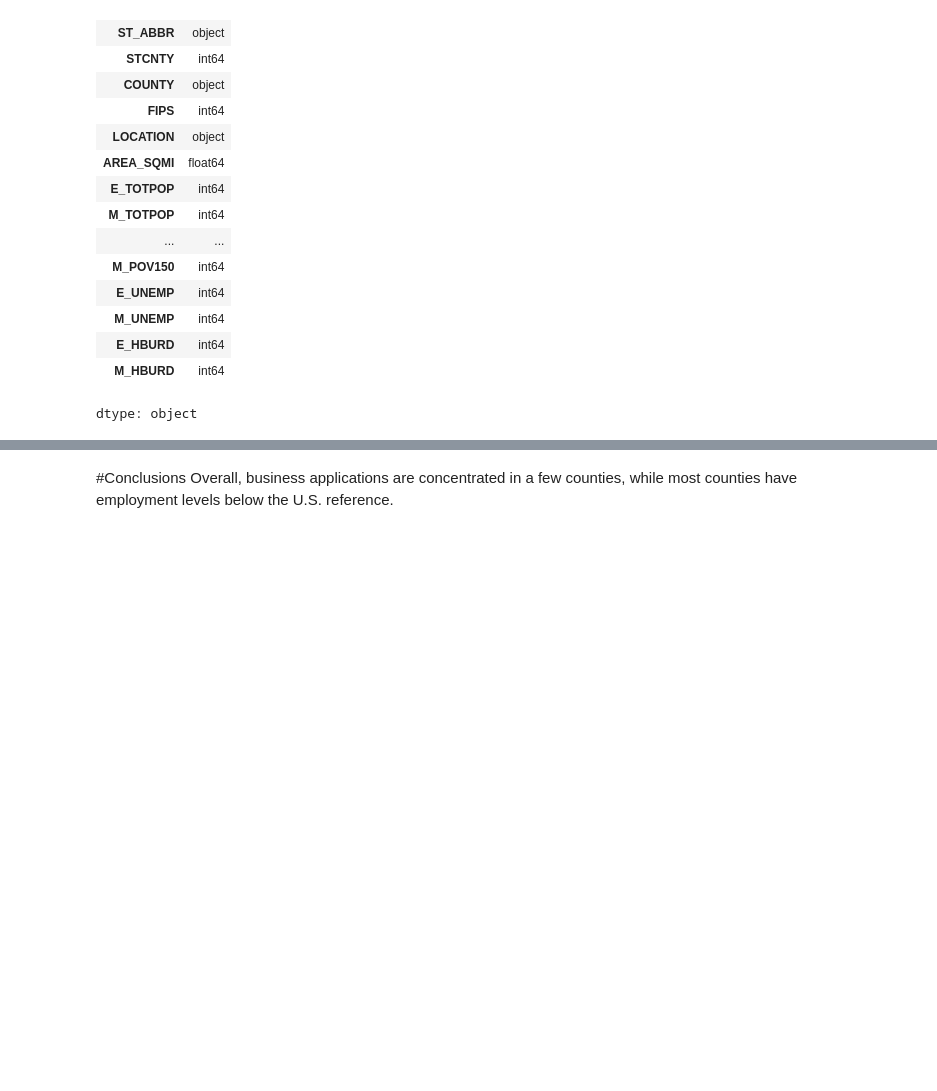
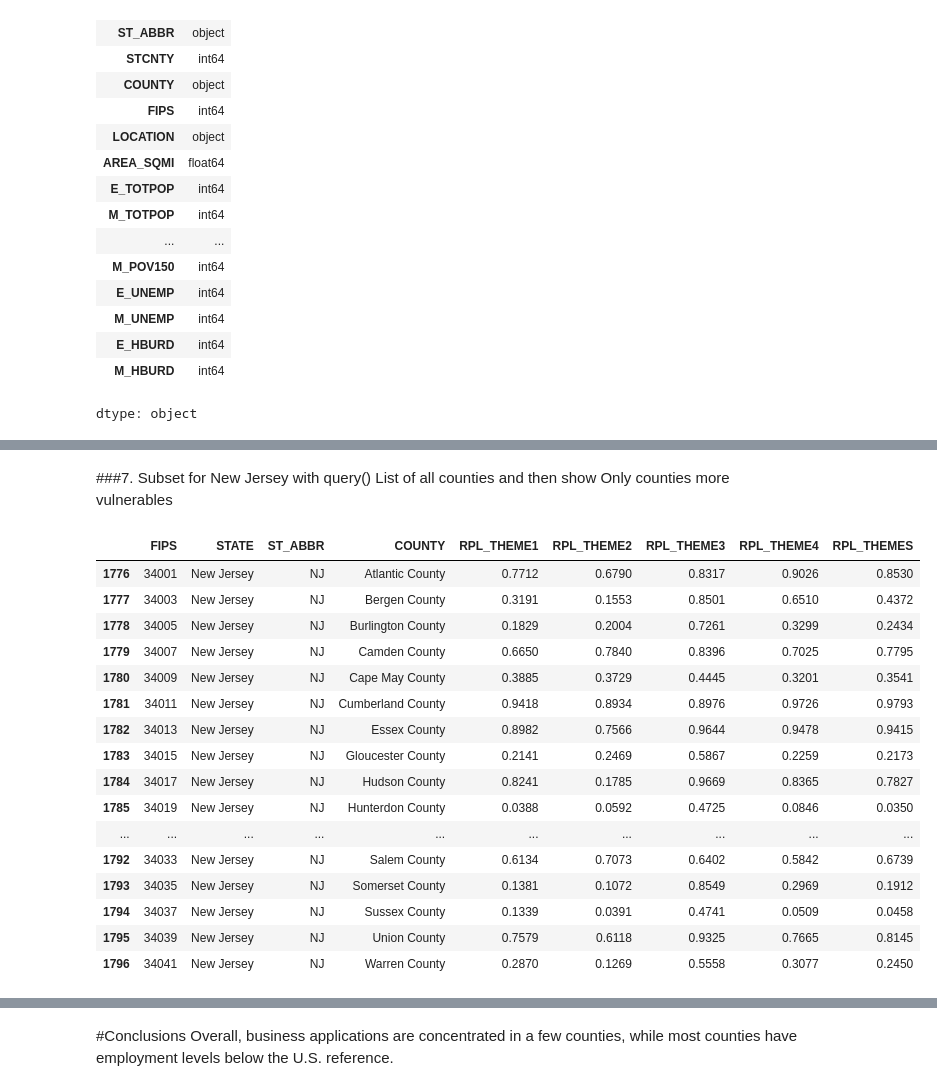
Before and after one commit to shirleyrutgers/DataManPy, a Jupyter notebook: ps1dataman.ipynb, the cells around one changed output, grey strips where cells are left out. Saved outputs shown, nothing was run; the diff lists cells and outputs as text; code cells hidden in the pictures; blank space fills up the shorter version.

```diff
--- a/ps1dataman.ipynb
+++ b/ps1dataman.ipynb
@@ -611,0 +777,24 @@ dtype: object
+# %% [markdown]
+###7. Subset for New Jersey with query()
+List of all counties and then show Only counties more vulnerables
+# %%
+# All New Jersey counties
+svi_small.query("ST_ABBR == 'NJ'")
+# %% [output]
+|  | FIPS | STATE | ST_ABBR | COUNTY | RPL_THEME1 | RPL_THEME2 | RPL_THEME3 | RPL_THEME4 | RPL_THEMES |
+| 1776 | 34001 | New Jersey | NJ | Atlantic County | 0.7712 | 0.6790 | 0.8317 | 0.9026 | 0.8530 |
+| 1777 | 34003 | New Jersey | NJ | Bergen County | 0.3191 | 0.1553 | 0.8501 | 0.6510 | 0.4372 |
+| 1778 | 34005 | New Jersey | NJ | Burlington County | 0.1829 | 0.2004 | 0.7261 | 0.3299 | 0.2434 |
+| 1779 | 34007 | New Jersey | NJ | Camden County | 0.6650 | 0.7840 | 0.8396 | 0.7025 | 0.7795 |
+| 1780 | 34009 | New Jersey | NJ | Cape May County | 0.3885 | 0.3729 | 0.4445 | 0.3201 | 0.3541 |
+| 1781 | 34011 | New Jersey | NJ | Cumberland County | 0.9418 | 0.8934 | 0.8976 | 0.9726 | 0.9793 |
+| 1782 | 34013 | New Jersey | NJ | Essex County | 0.8982 | 0.7566 | 0.9644 | 0.9478 | 0.9415 |
+| 1783 | 34015 | New Jersey | NJ | Gloucester County | 0.2141 | 0.2469 | 0.5867 | 0.2259 | 0.2173 |
+| 1784 | 34017 | New Jersey | NJ | Hudson County | 0.8241 | 0.1785 | 0.9669 | 0.8365 | 0.7827 |
+| 1785 | 34019 | New Jersey | NJ | Hunterdon County | 0.0388 | 0.0592 | 0.4725 | 0.0846 | 0.0350 |
+| ... | ... | ... | ... | ... | ... | ... | ... | ... | ... |
+| 1792 | 34033 | New Jersey | NJ | Salem County | 0.6134 | 0.7073 | 0.6402 | 0.5842 | 0.6739 |
+| 1793 | 34035 | New Jersey | NJ | Somerset County | 0.1381 | 0.1072 | 0.8549 | 0.2969 | 0.1912 |
+| 1794 | 34037 | New Jersey | NJ | Sussex County | 0.1339 | 0.0391 | 0.4741 | 0.0509 | 0.0458 |
+| 1795 | 34039 | New Jersey | NJ | Union County | 0.7579 | 0.6118 | 0.9325 | 0.7665 | 0.8145 |
+| 1796 | 34041 | New Jersey | NJ | Warren County | 0.2870 | 0.1269 | 0.5558 | 0.3077 | 0.2450 |
```
Also changed, not shown: parts of 29 cells of this notebook.
